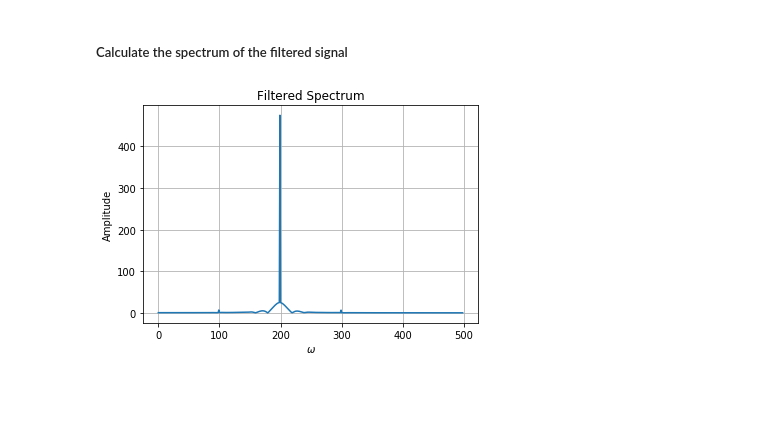
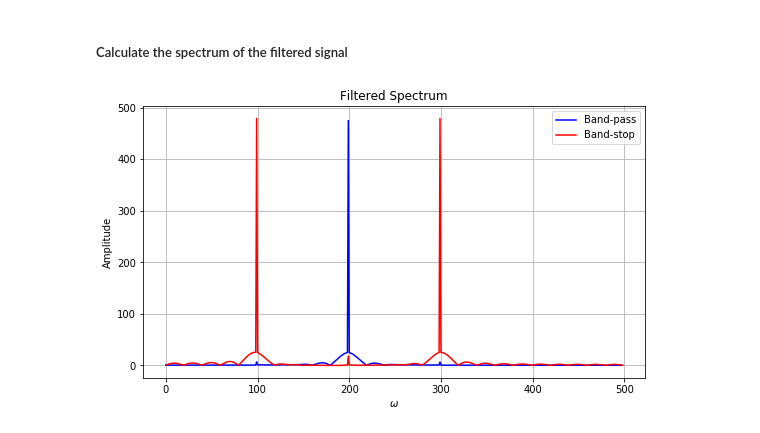
Before and after one commit to jupyterphysics/SystemsSignalsModels, a Jupyter notebook: H25p5_FIRFilterDesign.ipynb, the cells around one changed output. Cells and saved outputs as stored; diff of their text form; code cells hidden in the pictures; blank space fills up the shorter version.

```diff
--- a/H25p5_FIRFilterDesign.ipynb
+++ b/H25p5_FIRFilterDesign.ipynb
@@ -53,4 +53,4 @@ The filter to be designed is a FIR filter using the window method.
 Calculate the filter coefficients.
 Modify the definitions below to change to a high-pass filter (or band-pass filter in case you defined an array of two cut-off frequencies).
 # %%
-a = sig.firwin(ntap,cutoff,window='boxcar',pass_zero = False)
+a1 = sig.firwin(ntap,cutoff,window='boxcar',pass_zero = False)
@@ -76,0 +57,2 @@ array([-3.60411471e-17,  1.19435183e-03, -6.07153809e-03, -8.53455856e-03,
+# %%
+a2 = sig.firwin(ntap,cutoff,window='boxcar',pass_zero = True)
@@ -123,6 +151,7 @@ The cut-off frequency is clearly seen at quarter of half the sample frequency.
 # %% [markdown]
 #### Application of the filter on the given signal
 # %%
-filty = sig.lfilter(a,np.array([1]),y)
+filty1 = sig.lfilter(a1,np.array([1]),y)
+filty2 = sig.lfilter(a2,np.array([1]),y)
 # %%
 plt.figure(figsize=(16,5))
@@ -143,9 +172,15 @@ fftfilty=np.fft.fft(filty)
+# %%
+fftfilty1 = np.fft.fft(filty1)
+fftfilty2 = np.fft.fft(filty2)
 # %%
-plt.plot(np.abs(fftfilty[1:np.int(ny/2)]))
+plt.figure(figsize=(9,5))
+plt.plot(np.abs(fftfilty1[1:np.int(ny/2)]),'b',label='Band-pass')
+plt.plot(np.abs(fftfilty2[1:np.int(ny/2)]),'r',label='Band-stop')
 plt.xlabel(r'$\omega$')
 plt.ylabel('Amplitude')
 plt.grid()
+plt.legend()
 plt.title('Filtered Spectrum')
 plt.show()
 # %% [output]
-[figure, old version]
+[figure, new version]
```
Also changed, not shown: parts of 11 cells of this notebook, 5 other files.
